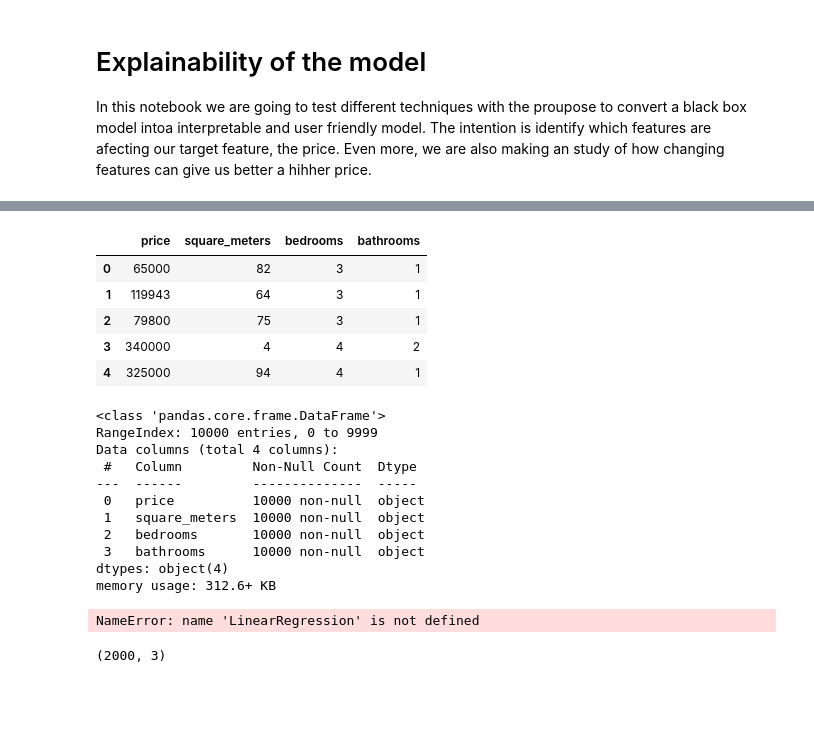
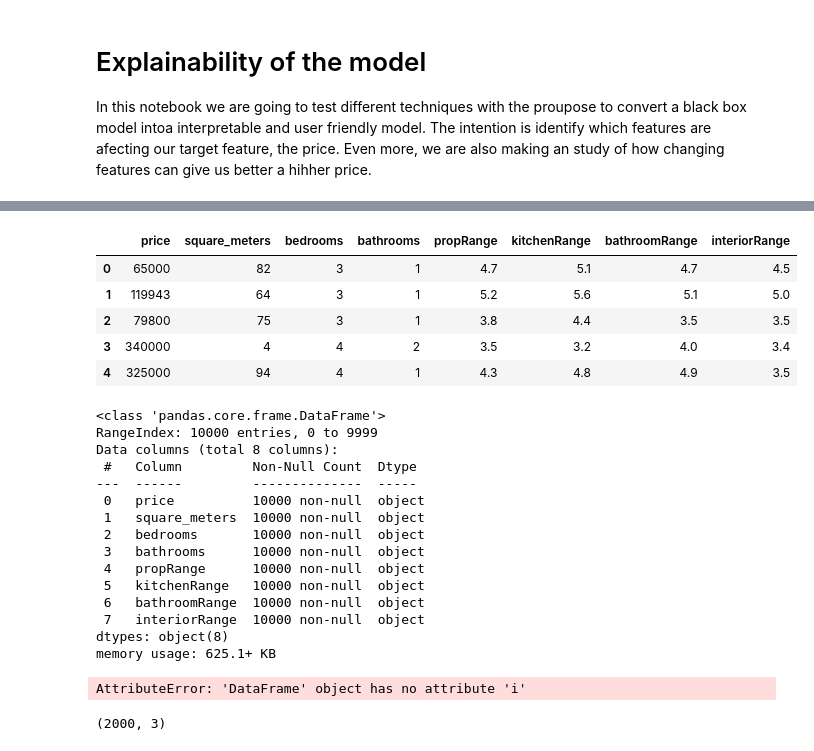
Before and after one commit to diaa-shalaby/HackUPC2023, a Jupyter notebook: Explanability.ipynb, the cells around one changed output, grey strips where cells are left out. Drawn from its saved outputs; the diff is of its cells as text; code cells hidden in the pictures; blank space fills up the shorter version.

```diff
--- a/Explanability.ipynb
+++ b/Explanability.ipynb
@@ -38,18 +38,18 @@ df = df.rename(columns=new_column_names)
 # %%
 #Temporal model
 
 #df['value'] = df['image_data'].apply(lambda x: x['r1r6']['property'])
-df = df[['price','square_meters','bedrooms','bathrooms','propRange']]
+df = df[['price','square_meters','bedrooms','bathrooms','propRange','kitchenRange','bathroomRange','interiorRange']]
 #med = df['value'].mean()
 #df['value'] = df['value'].apply(lambda x: med if np.isnan(x) else x)
 df.head()
 # %% [output]
-|  | price | square_meters | bedrooms | bathrooms |
-| 0 | 65000 | 82 | 3 | 1 |
-| 1 | 119943 | 64 | 3 | 1 |
-| 2 | 79800 | 75 | 3 | 1 |
-| 3 | 340000 | 4 | 4 | 2 |
-| 4 | 325000 | 94 | 4 | 1 |
+|  | price | square_meters | bedrooms | bathrooms | propRange | kitchenRange | bathroomRange | interiorRange |
+| 0 | 65000 | 82 | 3 | 1 | 4.7 | 5.1 | 4.7 | 4.5 |
+| 1 | 119943 | 64 | 3 | 1 | 5.2 | 5.6 | 5.1 | 5.0 |
+| 2 | 79800 | 75 | 3 | 1 | 3.8 | 4.4 | 3.5 | 3.5 |
+| 3 | 340000 | 4 | 4 | 2 | 3.5 | 3.2 | 4.0 | 3.4 |
+| 4 | 325000 | 94 | 4 | 1 | 4.3 | 4.8 | 4.9 | 3.5 |
 # %%
 x = df.drop('price', axis = 1)
 y = df['price']
@@ -60,21 +60,29 @@ df.info()
 # %% [output]
 <class 'pandas.core.frame.DataFrame'>
 RangeIndex: 10000 entries, 0 to 9999
-Data columns (total 4 columns):
+Data columns (total 8 columns):
  #   Column         Non-Null Count  Dtype
 ---  ------         --------------  -----
  0   price          10000 non-null  object
  1   square_meters  10000 non-null  object
  2   bedrooms       10000 non-null  object
  3   bathrooms      10000 non-null  object
-dtypes: object(4)
-memory usage: 312.6+ KB
+ 4   propRange      10000 non-null  object
+ 5   kitchenRange   10000 non-null  object
+ 6   bathroomRange  10000 non-null  object
+ 7   interiorRange  10000 non-null  object
+dtypes: object(8)
+memory usage: 625.1+ KB
+# %%
+for i in df.columns:
+    pr
+    #df.i = df.i.astype(float)
+# %% [output]
+AttributeError: 'DataFrame' object has no attribute 'i'
 # %%
 model = LinearRegression()
 model.fit(x_train,y_train)
 y_pred = model.predict(x_test)
-# %% [output]
-NameError: name 'LinearRegression' is not defined
 # %%
 print('MSE:', mean_squared_error(y_test,y_pred))
 # %%
```
